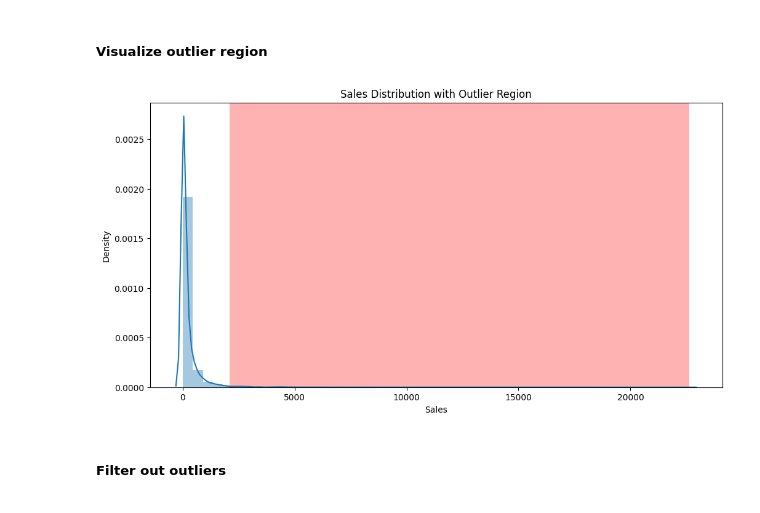
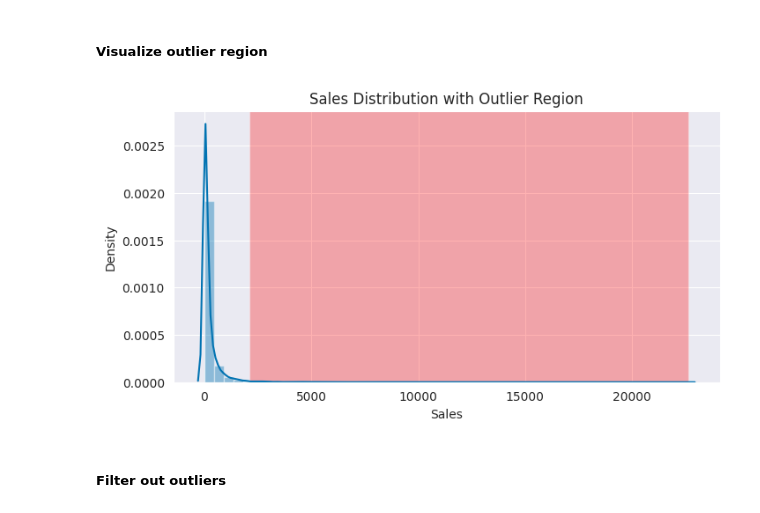
Before and after one commit to mijanr/PredEngine, a Jupyter notebook: anomaly_detection/RetailStoreSales.ipynb, the cells around one changed output. Drawn from its saved outputs; the diff is of its cells as text; code cells hidden in the pictures.

```diff
--- a/anomaly_detection/RetailStoreSales.ipynb
+++ b/anomaly_detection/RetailStoreSales.ipynb
@@ -14,0 +22,3 @@ warnings.filterwarnings('ignore')
+# %%
+sns.set_style("darkgrid")
+sns.set_palette("colorblind")
@@ -15,8 +27,8 @@ warnings.filterwarnings('ignore')
 # %%
-base_path = git.Repo('.', search_parent_directories=True).working_tree_dir
-data_path = base_path + '/data/Superstore.csv'
+basePath = git.Repo('.', search_parent_directories=True).working_tree_dir
+dataPath = basePath + '/data/Superstore.csv'
 # %%
-df = pd.read_csv(data_path)
+df = pd.read_csv(dataPath)
 df.head(2)
 # %% [output]
 |  | Row ID | Order ID | Order Date | Ship Date | Ship Mode | Customer ID | Customer Name | Segment | Country | ... |
@@ -100,13 +92,13 @@ Upper Limit: 2099.593302356544
 # %% [markdown]
 ##### Visualize outlier region
 # %%
-fig, ax = plt.subplots(1, 1, figsize=(12, 6))
+fig, ax = plt.subplots(1, 1, figsize=(8, 4))
 
 sns.distplot(df['Sales'])
 plt.axvspan(upper_limit, df['Sales'].max(), facecolor='r', alpha=0.3)
 plt.title("Sales Distribution with Outlier Region");
 # %% [output]
-[figure, old version]
+[figure, new version]
 # %% [markdown]
 ##### Filter out outliers
 # %%
```
Also changed, not shown: parts of 38 cells of this notebook.
